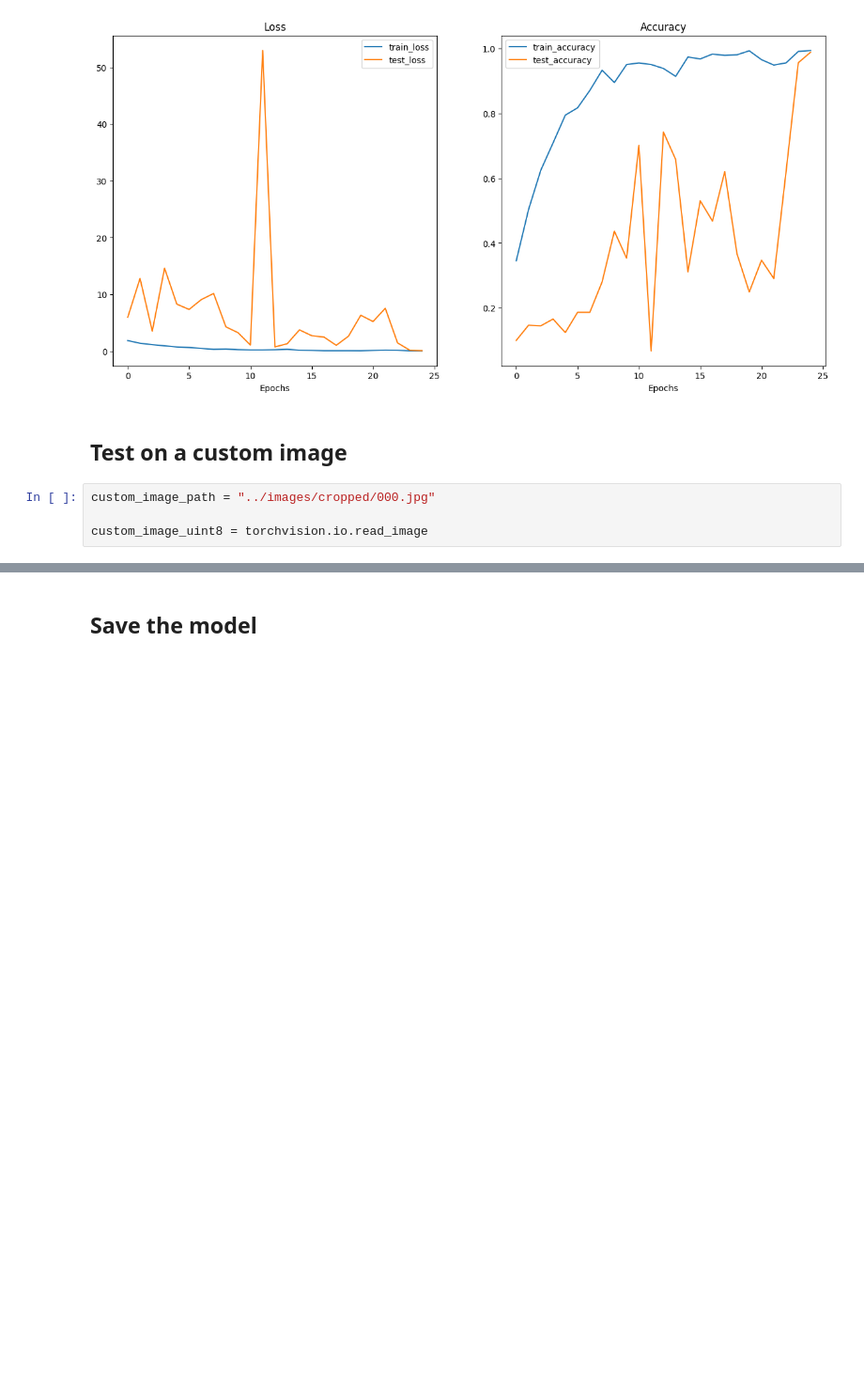
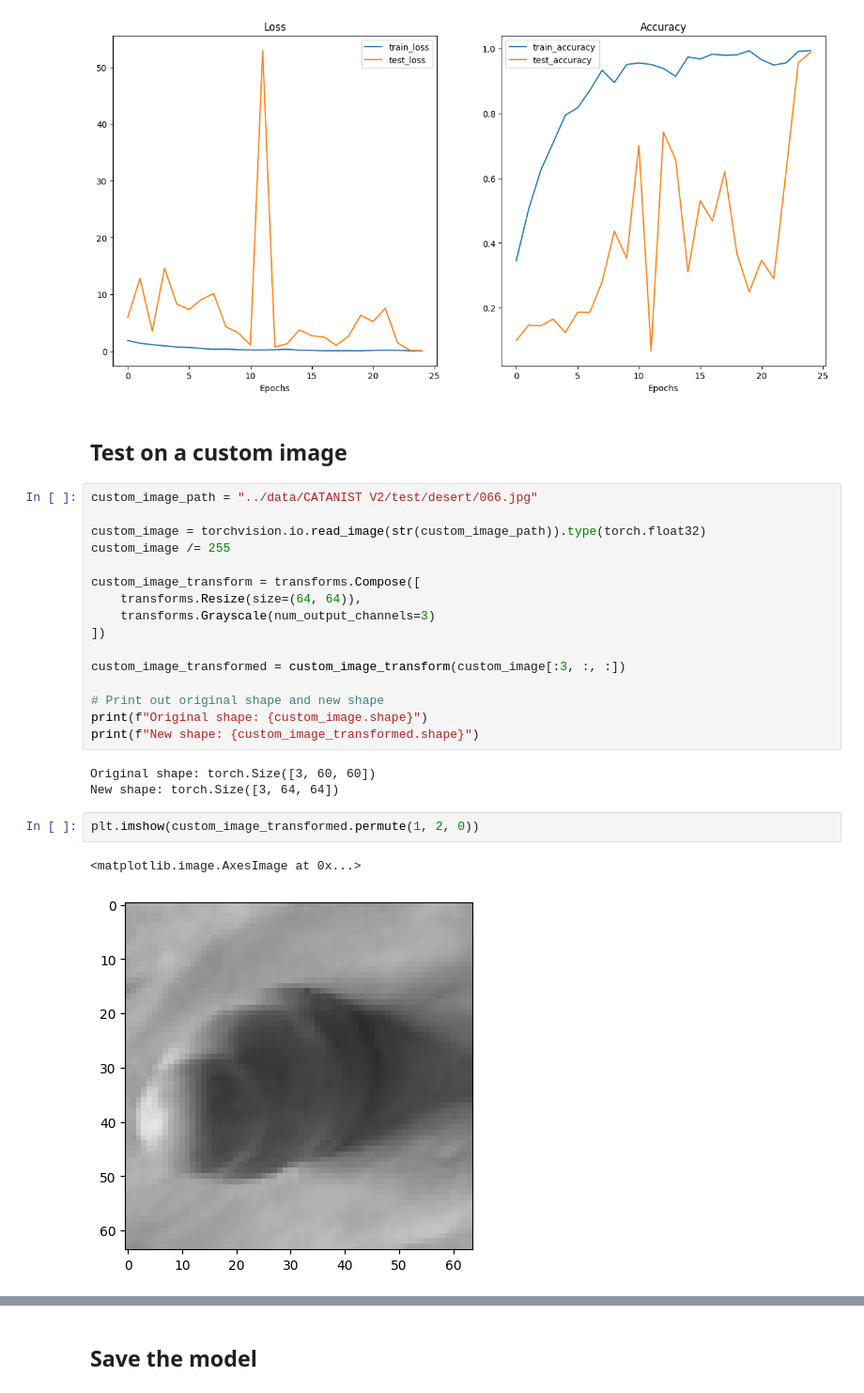
Before and after one commit to mattmanb/catanomics, a Jupyter notebook: CATANIST/CATANISTV2.ipynb, the cells around one changed output, grey strips where cells are left out. Shown at 94% size. Cells and saved outputs as stored; diff of their text form; blank space fills up the shorter version.

Commit message:
updated notebook - added custom image tester

```diff
--- a/CATANIST/CATANISTV2.ipynb
+++ b/CATANIST/CATANISTV2.ipynb
@@ -312,7 +312,27 @@ plot_loss_curves(model_resnet_results)
 [figure]
 # %% [markdown]
 ## Test on a custom image
-# %%
-custom_image_path = "../images/cropped/000.jpg"
-
-custom_image_uint8 = torchvision.io.read_image
+# %%
+custom_image_path = "../data/CATANIST V2/test/desert/066.jpg"
+
+custom_image = torchvision.io.read_image(str(custom_image_path)).type(torch.float32)
+custom_image /= 255
+
+custom_image_transform = transforms.Compose([
+    transforms.Resize(size=(64, 64)),
+    transforms.Grayscale(num_output_channels=3)
+])
+
+custom_image_transformed = custom_image_transform(custom_image[:3, :, :])
+
+# Print out original shape and new shape
+print(f"Original shape: {custom_image.shape}")
+print(f"New shape: {custom_image_transformed.shape}")
+# %% [output]
+Original shape: torch.Size([3, 60, 60])
+New shape: torch.Size([3, 64, 64])
+# %%
+plt.imshow(custom_image_transformed.permute(1, 2, 0))
+# %% [output]
+<matplotlib.image.AxesImage at 0x...>
+[figure, added]
```
Also changed, not shown: parts of 2 cells of this notebook.
